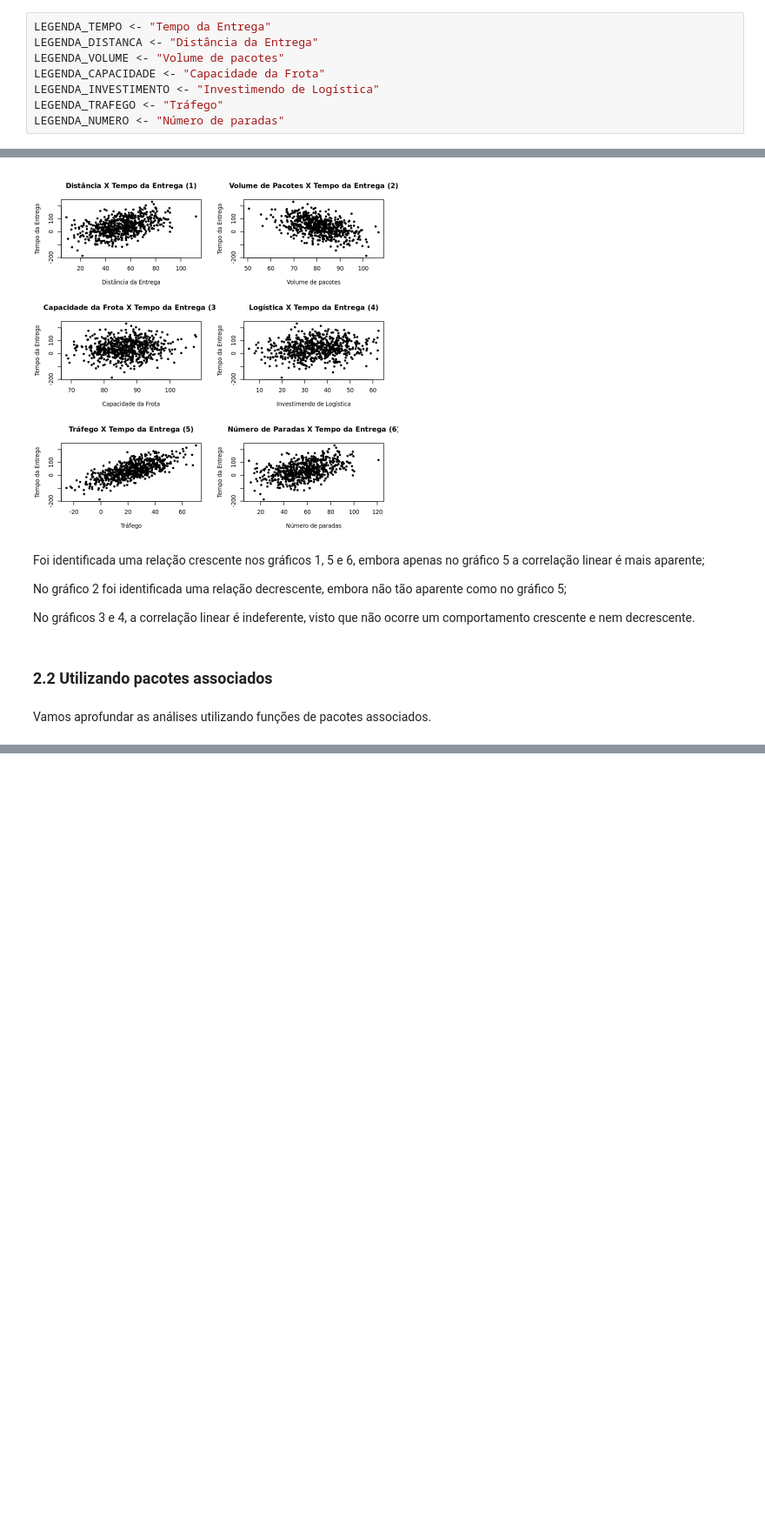
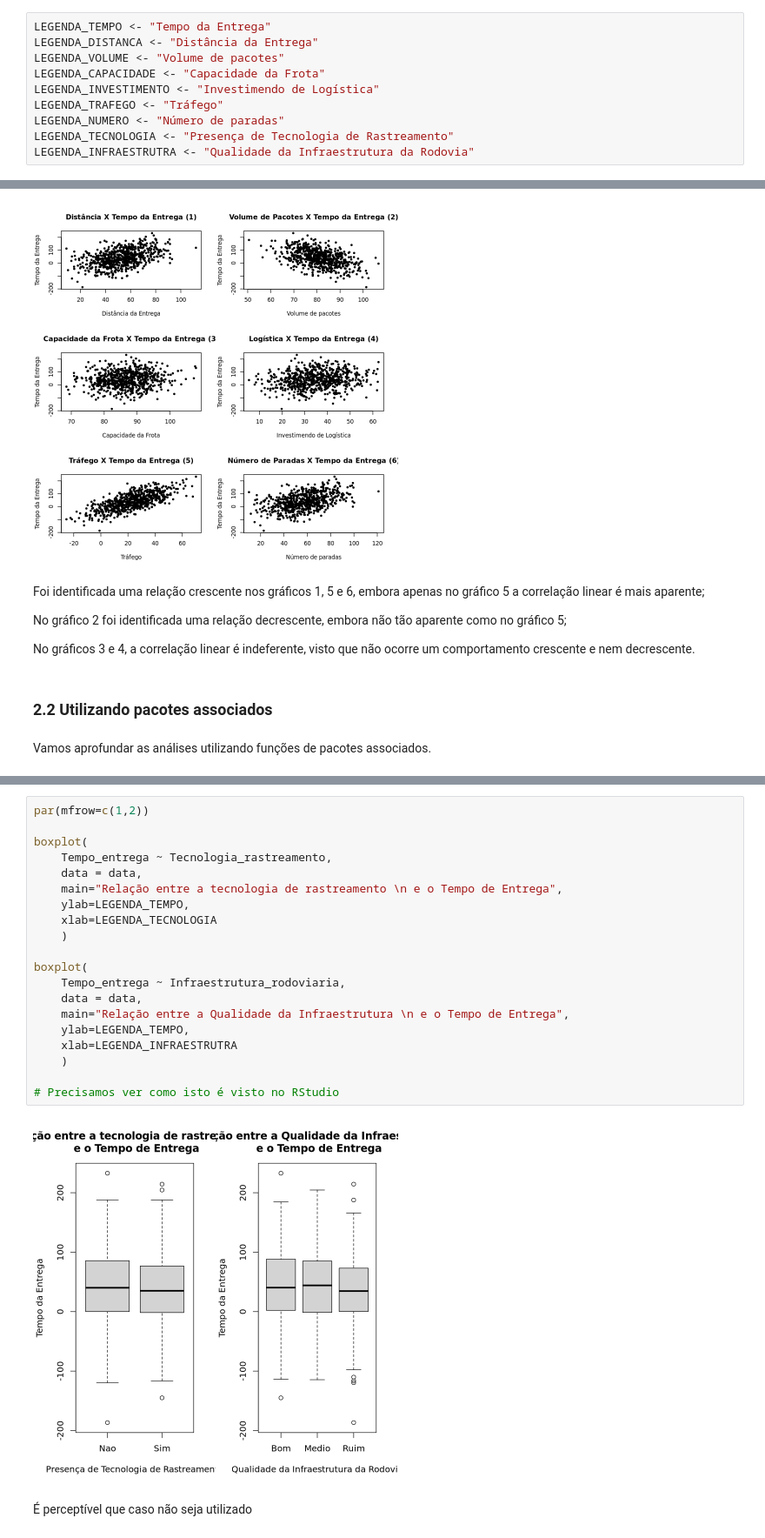
Before and after one commit to daviidjoshua/roteiro-estatistica-aplicada, a Jupyter notebook: main.ipynb, the cells around one changed output, grey strips where cells are left out. Shown at 87% size. Saved outputs shown, nothing was run; the diff lists cells and outputs as text; blank space fills up the shorter version.

```diff
--- a/main.ipynb
+++ b/main.ipynb
@@ -58,6 +60,8 @@ LEGENDA_CAPACIDADE <- "Capacidade da Frota"
 LEGENDA_INVESTIMENTO <- "Investimendo de Logística"
 LEGENDA_TRAFEGO <- "Tráfego"
 LEGENDA_NUMERO <- "Número de paradas"
+LEGENDA_TECNOLOGIA <- "Presença de Tecnologia de Rastreamento"
+LEGENDA_INFRAESTRUTRA <- "Qualidade da Infraestrutura da Rodovia"
 # %% [markdown]
 ## 2. Introdução
 
@@ -250,0 +313,24 @@ Vamos aprofundar as análises utilizando funções de pacotes associados.
+# %%
+par(mfrow=c(1,2))
+
+boxplot(
+    Tempo_entrega ~ Tecnologia_rastreamento,
+    data = data,
+    main="Relação entre a tecnologia de rastreamento \n e o Tempo de Entrega",
+    ylab=LEGENDA_TEMPO,
+    xlab=LEGENDA_TECNOLOGIA
+    )
+
+boxplot(
+    Tempo_entrega ~ Infraestrutura_rodoviaria,
+    data = data,
+    main="Relação entre a Qualidade da Infraestrutura \n e o Tempo de Entrega",
+    ylab=LEGENDA_TEMPO,
+    xlab=LEGENDA_INFRAESTRUTRA
+    )
+
+# Precisamos ver como isto é visto no RStudio
+# %% [output]
+[figure, added]
+# %% [markdown]
+É perceptível que caso não seja utilizado
```
Also changed, not shown: parts of 9 cells of this notebook.
